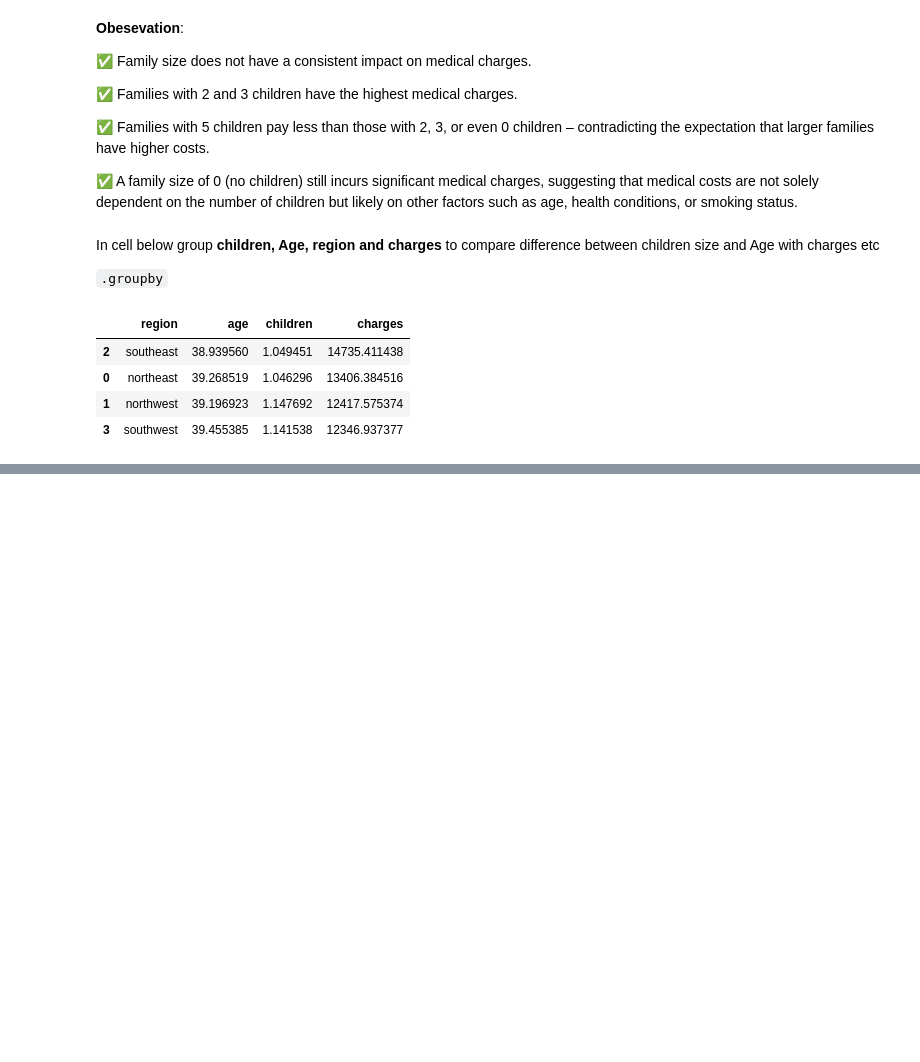
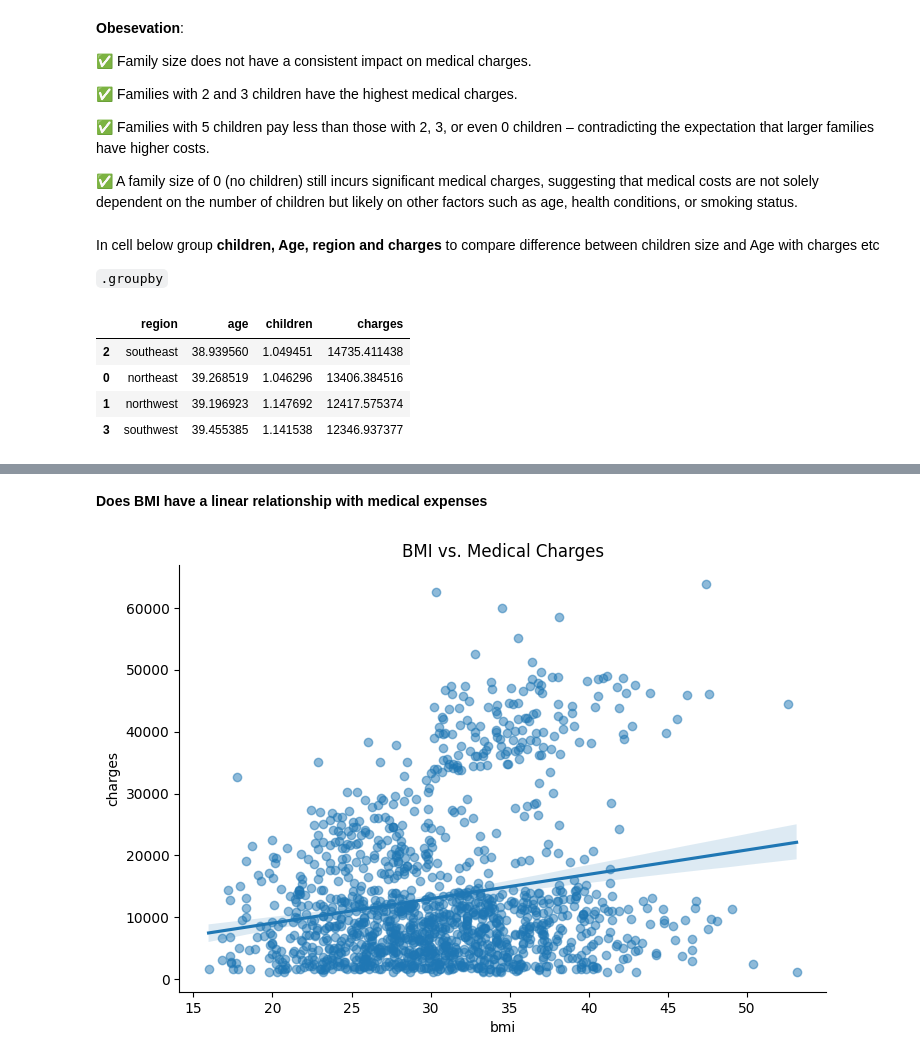
Before and after one commit to RonnyMuthomi/Medical-insurance-model, a Jupyter notebook: index.ipynb, the cells around one changed output, grey strips where cells are left out. Drawn from its saved outputs; the diff is of its cells as text; code cells hidden in the pictures; blank space fills up the shorter version.

```diff
--- a/index.ipynb
+++ b/index.ipynb
@@ -418,0 +475,13 @@ Passing `palette` without assigning `hue` is deprecated and will be removed in v
+# %% [markdown]
+**Does BMI have a linear relationship with medical expenses**
+# %%
+# Scatter plot with regression line
+
+
+sns.lmplot(x='bmi', y='charges', data=medic_df, aspect=1.5, scatter_kws={'alpha':0.5})
+#sns.regplot(data=medic_df, x='bmi', y='charges', scatter=False, color='red', line_kws={'linewidth':2})
+
+plt.title('BMI vs. Medical Charges')
+plt.show()
+# %% [output]
+[figure, added]
```
Also changed, not shown: parts of 38 cells of this notebook.
